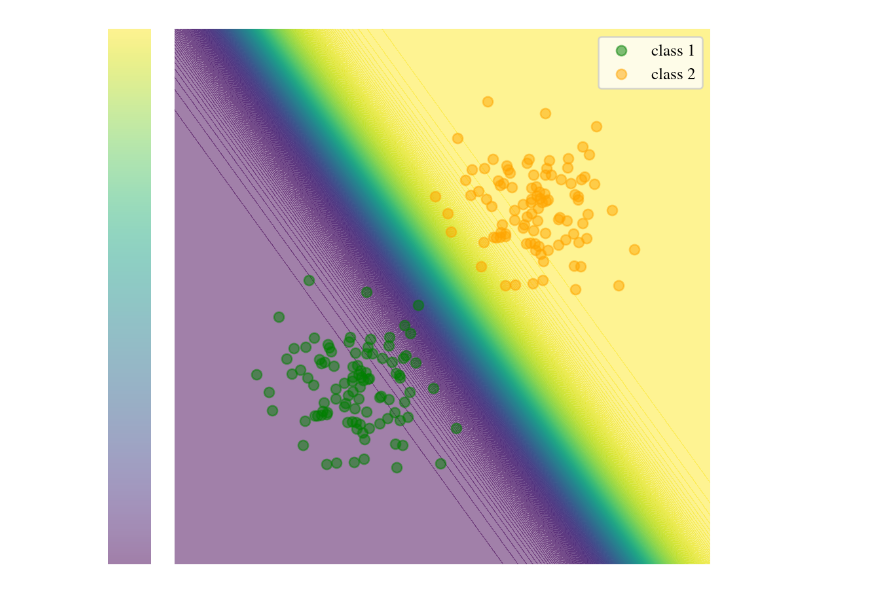
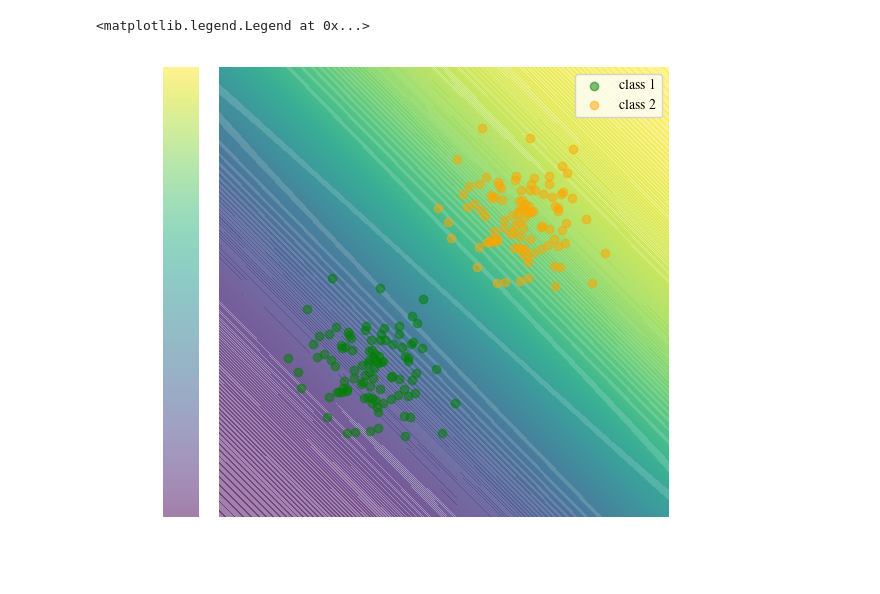
Before and after one commit to nash169/geometric-bayesian, a Jupyter notebook: examples/classification.ipynb, the cells around one changed output. Saved outputs shown, nothing was run; the diff lists cells and outputs as text; code cells hidden in the pictures; blank space fills up the shorter version.

```diff
--- a/examples/classification.ipynb
+++ b/examples/classification.ipynb
@@ -25,20 +25,21 @@ sys.path.insert(0, os.path.abspath(os.path.join('../')))
 from geometric_bayesian.utils.types import Size
 from flax import nnx
 
-class SimpleModel(nnx.Module):
+class LogitsModel(nnx.Module):
     def __init__(self, rngs):
         self.layer = nnx.Linear(2, 1, rngs=rngs, use_bias=False)
 
     def __call__(self, x: jax.Array):
-        return nnx.sigmoid(self.layer(x)).squeeze()
+        return self.layer(x).squeeze()
 
     @property
     def shape(self) -> Size:
         return jnp.array([2, 1])
 # %%
-model = SimpleModel(nnx.Rngs(params=0))
+model = LogitsModel(nnx.Rngs(params=0))
 # %%
-x_1 = jax.random.multivariate_normal(jax.random.key(0), jnp.array([-1,-1]), 0.2*jnp.eye(2), shape=(100,))
-y_1 = jnp.zeros(100)
-x_2 = jax.random.multivariate_normal(jax.random.key(0), jnp.array([1,1]), 0.2*jnp.eye(2), shape=(100,))
-y_2 = jnp.ones(100)
+num_samples_1, num_samples_2 = 100, 100
+x_1 = jax.random.multivariate_normal(jax.random.key(0), jnp.array([-1,-1]), 0.2*jnp.eye(2), shape=(num_samples_1,))
+y_1 = jnp.zeros(num_samples_1)
+x_2 = jax.random.multivariate_normal(jax.random.key(0), jnp.array([1,1]), 0.2*jnp.eye(2), shape=(num_samples_2,))
+y_2 = jnp.ones(num_samples_2)
@@ -98,5 +101,13 @@ Final loss: 0.1456
 # %%
-from geometric_bayesian.utils.plotting import contour_plot
-contour_plot(model, min=[-3, -3], max=[3, 3], res=100, iso=False, alpha=0.5, zorder=-1, fig=fig)
+from geometric_bayesian.utils.plot import contour_plot
+fig = contour_plot(lambda x: jax.nn.sigmoid(model(x)), min=[-3, -3], max=[3, 3], res=100, iso=False, alpha=0.5, zorder=-1)
+ax = fig.axes[0]
+ax.scatter(x_1[:,0], x_1[:,1], label='class 1', color='green', alpha=0.5)
+ax.scatter(x_2[:,0], x_2[:,1], label='class 2', color='orange', alpha=0.5)
+ax.set_xlim([-3,3])
+ax.set_ylim([-3,3])
+ax.set_aspect('equal', 'box')
+ax.legend()
 # %% [output]
+<matplotlib.legend.Legend at 0x...>
-[figure, old version]
+[figure, new version]
```
Also changed, not shown: parts of 22 cells of this notebook.
